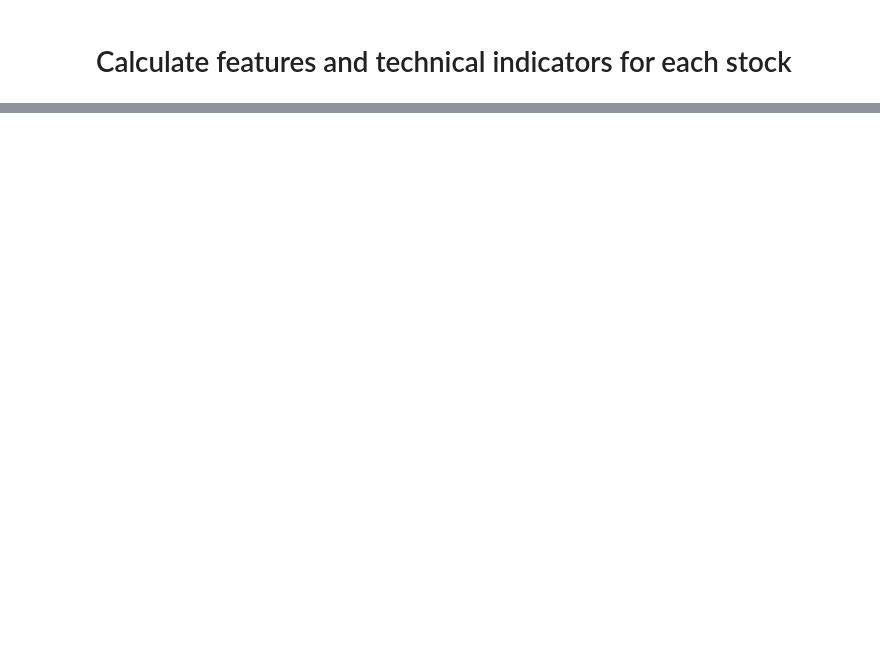
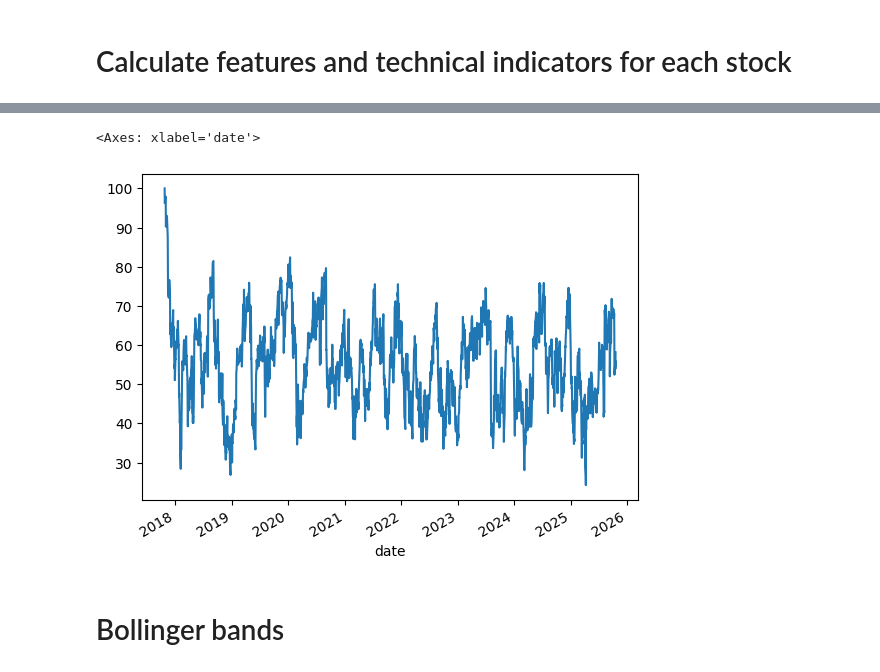
Before and after one commit to OjmJakon/algo-trading-repo, a Jupyter notebook: project_1.ipynb, the cells around one changed output, grey strips where cells are left out. Drawn from its saved outputs; the diff is of its cells as text; code cells hidden in the pictures; blank space fills up the shorter version.

```diff
--- a/project_1.ipynb
+++ b/project_1.ipynb
@@ -62,0 +69,2 @@ df
+# %%
+df['garman_klass_vol'] = ((np.log(df['high']) - np.log(df['low']))**2)/2 - (2*np.log(2)-1)*((np.log(df['close']))-np.log(df['open'])**2)
@@ -62,0 +88,2 @@ df
+# %%
+df['rsi'] = df.groupby(level=1)['close'].transform(lambda x: pandas_ta.rsi(close=x, length=20))
@@ -62,0 +107,7 @@ df
+# %%
+df.xs('AAPL', level=1)['rsi'].plot()
+# %% [output]
+<Axes: xlabel='date'>
+[figure, added]
+# %% [markdown]
+# Bollinger bands
```
Also changed, not shown: parts of 18 cells of this notebook.
